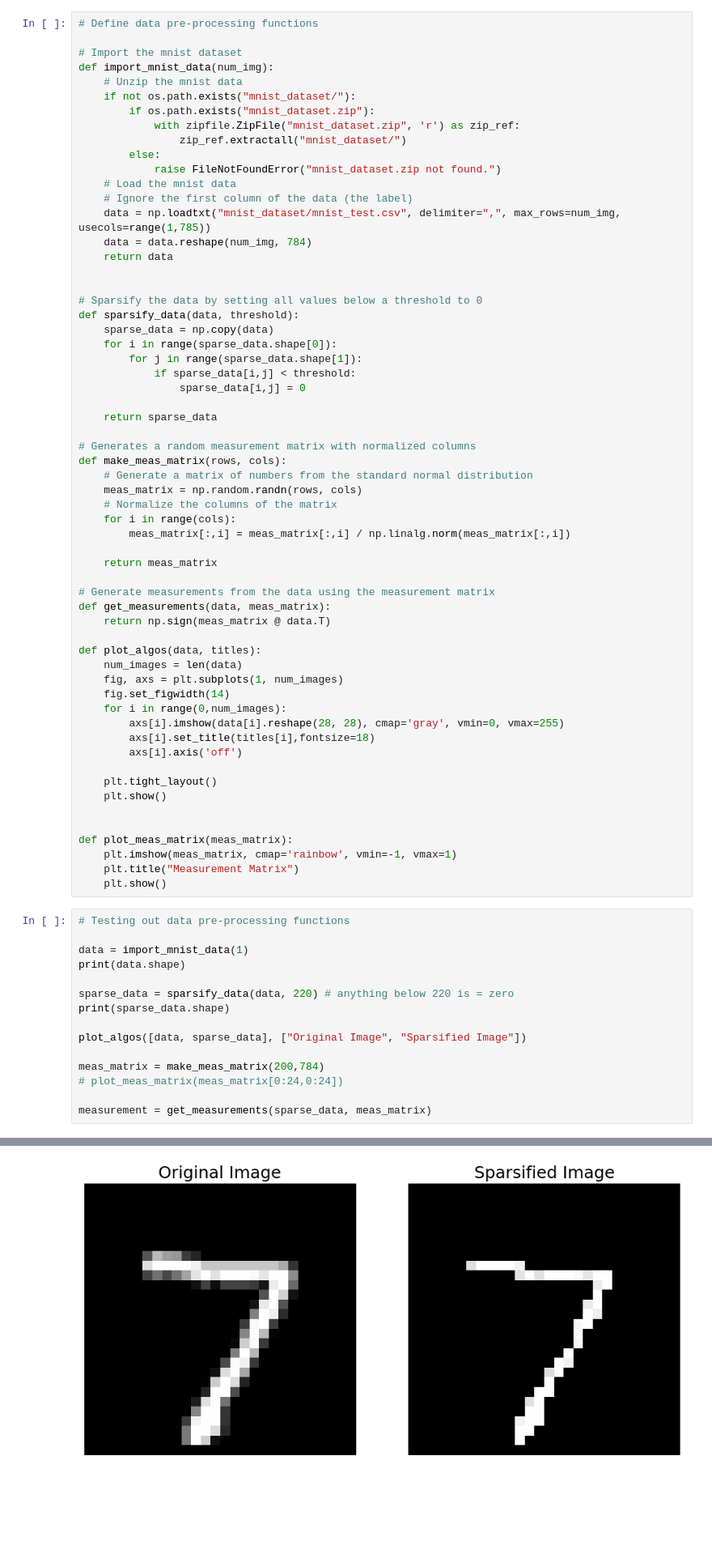
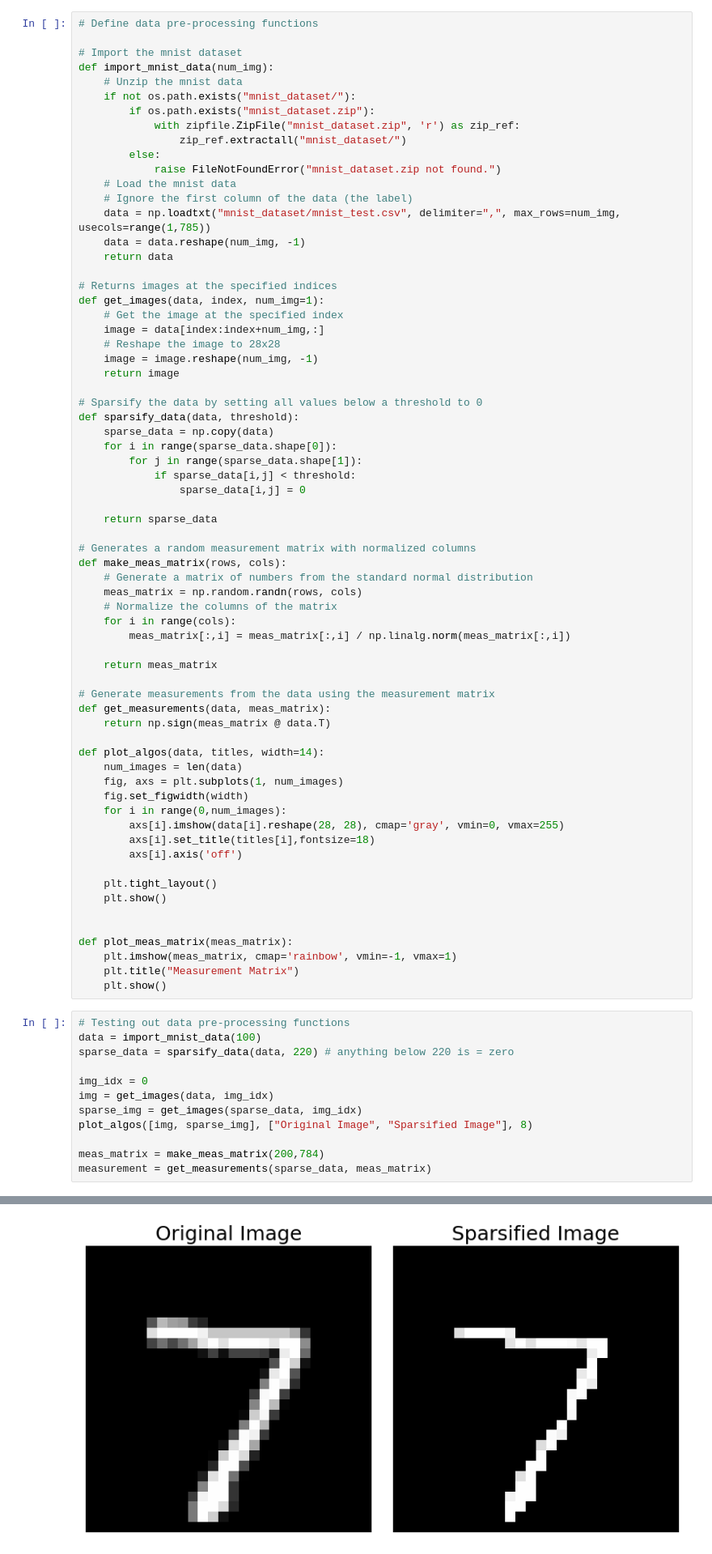
Before and after one commit to josephine-king/EE4740_ImageCompression, a Jupyter notebook: image_compression.ipynb, the cells around one changed output, grey strips where cells are left out. Shown at 81% size. Saved outputs shown, nothing was run; the diff lists cells and outputs as text; blank space fills up the shorter version.

```diff
--- a/image_compression.ipynb
+++ b/image_compression.ipynb
@@ -24,9 +24,16 @@ def import_mnist_data(num_img):
     # Load the mnist data
     # Ignore the first column of the data (the label)
     data = np.loadtxt("mnist_dataset/mnist_test.csv", delimiter=",", max_rows=num_img, usecols=range(1,785))
-    data = data.reshape(num_img, 784)
+    data = data.reshape(num_img, -1)
     return data
 
+# Returns images at the specified indices
+def get_images(data, index, num_img=1):
+    # Get the image at the specified index
+    image = data[index:index+num_img,:]
+    # Reshape the image to 28x28
+    image = image.reshape(num_img, -1)
+    return image
 
 # Sparsify the data by setting all values below a threshold to 0
 def sparsify_data(data, threshold):
@@ -52,10 +59,10 @@ def make_meas_matrix(rows, cols):
 def get_measurements(data, meas_matrix):
     return np.sign(meas_matrix @ data.T)
 
-def plot_algos(data, titles):
+def plot_algos(data, titles, width=14):
     num_images = len(data)
     fig, axs = plt.subplots(1, num_images)
-    fig.set_figwidth(14)
+    fig.set_figwidth(width)
     for i in range(0,num_images):
         axs[i].imshow(data[i].reshape(28, 28), cmap='gray', vmin=0, vmax=255)
         axs[i].set_title(titles[i],fontsize=18)
@@ -71,17 +78,14 @@ def plot_meas_matrix(meas_matrix):
     plt.show()
 # %%
 # Testing out data pre-processing functions
+data = import_mnist_data(100)
+sparse_data = sparsify_data(data, 220) # anything below 220 is = zero
 
-data = import_mnist_data(1)
-print(data.shape)
-
-sparse_data = sparsify_data(data, 220) # anything below 220 is = zero
-print(sparse_data.shape)
-
-plot_algos([data, sparse_data], ["Original Image", "Sparsified Image"])
+img_idx = 0
+img = get_images(data, img_idx)
+sparse_img = get_images(sparse_data, img_idx)
+plot_algos([img, sparse_img], ["Original Image", "Sparsified Image"], 8)
 
 meas_matrix = make_meas_matrix(200,784)
-# plot_meas_matrix(meas_matrix[0:24,0:24])
-
 measurement = get_measurements(sparse_data, meas_matrix)
 # %% [output]
@@ -90,3 +92,3 @@ measurement = get_measurements(sparse_data, meas_matrix)
-[figure, old version]
+[figure, new version]
 # %% [markdown]
 **Helper Functions**
```
Also changed, not shown: parts of 26 cells of this notebook.
